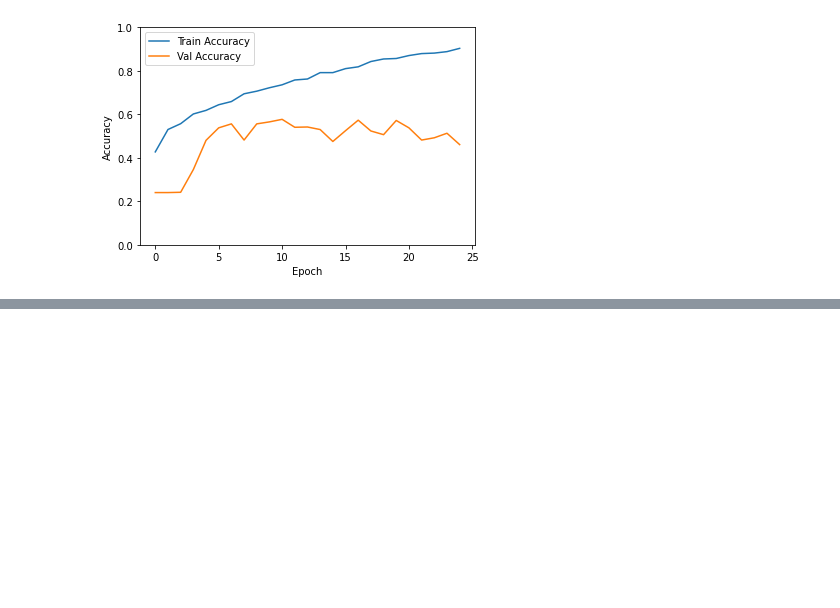
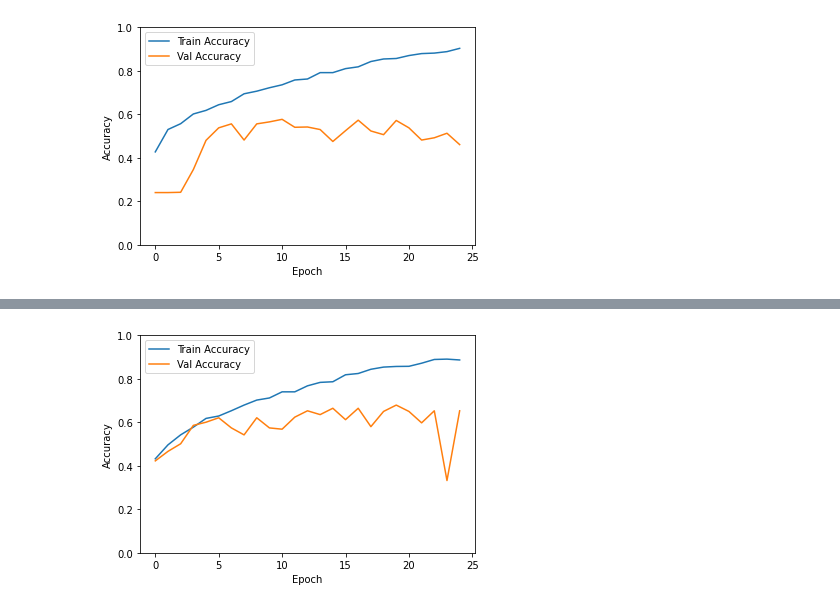
Before and after one commit to fusical/emotiw, a Jupyter notebook: notebooks/audio/1.0-la-audio-openl3-retrain.ipynb, the cells around one changed output, grey strips where cells are left out. Drawn from its saved outputs; the diff is of its cells as text; code cells hidden in the pictures; blank space fills up the shorter version.

Commit message:
retrain audio val+train

```diff
--- a/notebooks/audio/1.0-la-audio-openl3-retrain.ipynb
+++ b/notebooks/audio/1.0-la-audio-openl3-retrain.ipynb
@@ -173,7 +157,7 @@ X_train_norm , X_val_norm = normalize(X_train , X_val)
 # %%
 %tensorflow_version 2.x
 # %%
- def train(X_train, y_train, epochs=4000 , batch_size=32 , X_val=[None] , Y_val=[None] , val_split=0.1, save_path = None):
+ def train(X_train, y_train, epochs=4000 , batch_size=32 , X_val=[] , Y_val=[] , val_split=0.1, save_path = None):
       """
       Train function with the model architecture
 
@@ -222,9 +206,9 @@ X_train_norm , X_val_norm = normalize(X_train , X_val)
 
       history = None
 
-      if X_val.any == None or Y_val.any == None:
+      if len(X_val) == 0 or len(Y_val) == 0:
         es = EarlyStopping(monitor='val_loss', mode='min', verbose=1, patience=300)
-        mc = ModelCheckpoint(save_path, monitor='val_accuracy', mode='max', verbose=1, save_best_only=True)
+        mc = ModelCheckpoint(save_path, monitor='val_acc', mode='max', verbose=1, save_best_only=True)
         history = rnn_ae.fit(X_train , y_train , epochs=epochs , batch_size=batch_size,  validation_split=val_split , callbacks=[es, mc])
         return rnn_ae , history
 
@@ -233,7 +217,7 @@ X_train_norm , X_val_norm = normalize(X_train , X_val)
       history = rnn_ae.fit(X_train , y_train , epochs=epochs , batch_size=batch_size,  validation_data=(X_val, Y_val), callbacks=[es, mc])
       return rnn_ae , history
 # %%
-model , history = train(X_train_norm , Y_train , X_val=X_val_norm , Y_val=Y_val , save_path='/content/drive/My Drive/Machine-Learning-Projects/cs231n-project/models/openl3-cnn-lstm-tuned-lr.h5')
+model , history = train(X_train , Y_train , X_val=X_val , Y_val=Y_val , save_path='/content/drive/My Drive/Machine-Learning-Projects/cs231n-project/models/openl3-cnn-lstm-tuned-lr.h5')
 # %% [output]
 WARNING:tensorflow:Layer lstm will not use cuDNN kernel since it doesn't meet the cuDNN kernel criteria. It will use generic GPU kernel as fallback when running on GPU
 WARNING:tensorflow:Layer lstm will not use cuDNN kernel since it doesn't meet the cuDNN kernel criteria. It will use generic GPU kernel as fallback when running on GPU
@@ -276,0 +264,6 @@ plot_history(history)
+# %%
+X_combined = np.concatenate((X_train , X_val))
+Y_combined = np.concatenate((Y_train , Y_val))
+
+print(X_combined.shape)
+print(Y_combined.shape)
@@ -276,0 +273,5 @@ plot_history(history)
+# %%
+from sklearn.model_selection import train_test_split
+
+X_train , X_val , Y_train , Y_val =  train_test_split(X_combined, Y_combined, test_size=0.1, random_state=42)
+combined_model , combined_history = train(X_train , Y_train , X_val=X_val , Y_val=Y_val, save_path='/content/drive/My Drive/Machine-Learning-Projects/cs231n-project/models/openl3-cnn-lstm-tuned-lr-train-and-val-v2.h5')
@@ -276,0 +296,4 @@ plot_history(history)
+# %%
+plot_history(combined_history)
+# %% [output]
+[figure, added]
```
Also changed, not shown: parts of 11 cells of this notebook.
